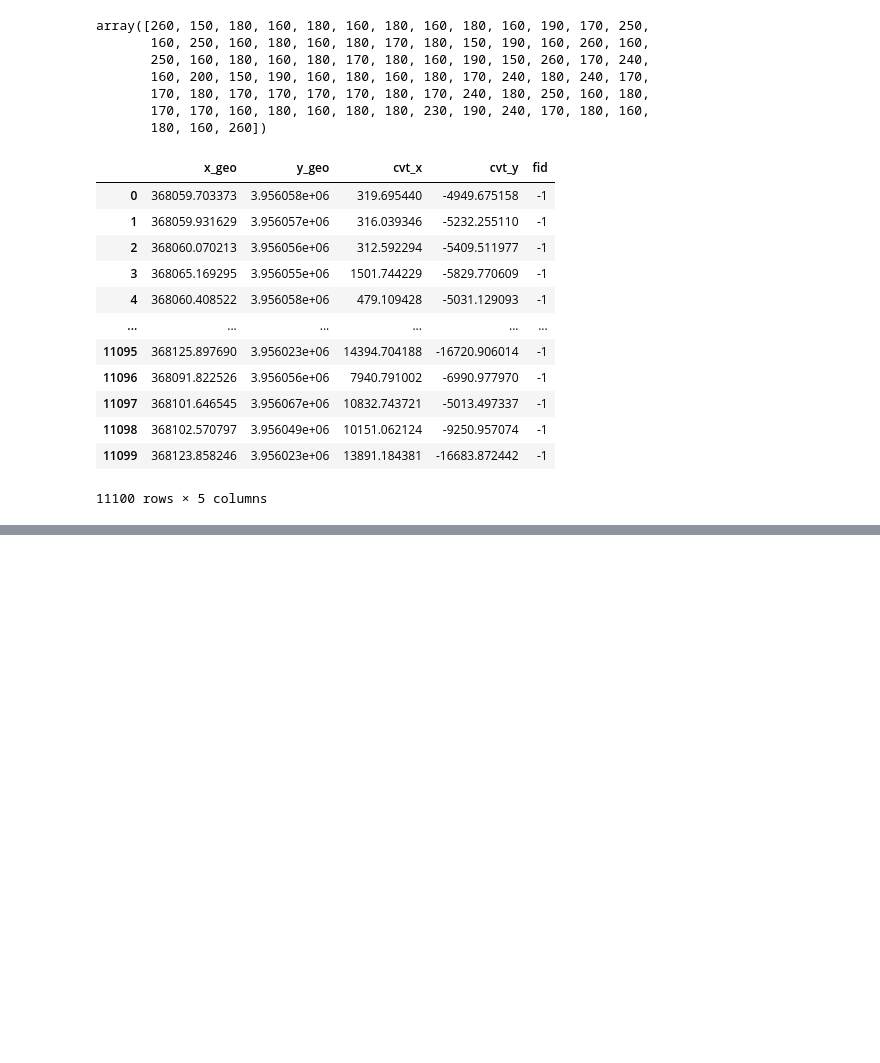
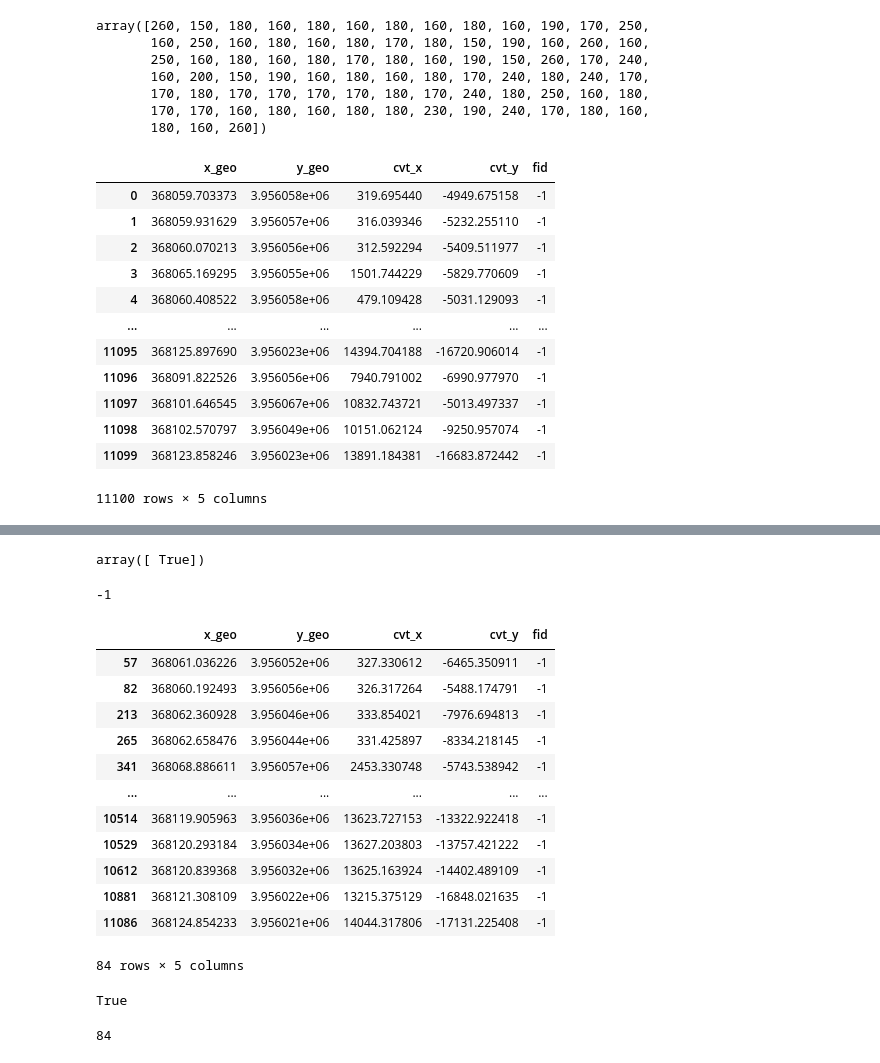
Before and after one commit to UTokyo-FieldPhenomics-Lab/UAVbroccoli, a Jupyter notebook: 01_slice/07_clip_2022.ipynb, the cells around one changed output, grey strips where cells are left out. Saved outputs shown, nothing was run; the diff lists cells and outputs as text; code cells hidden in the pictures; blank space fills up the shorter version.

```diff
--- a/01_slice/07_clip_2022.ipynb
+++ b/01_slice/07_clip_2022.ipynb
@@ -491 +518,9 @@ order_df
 11100 rows × 5 columns
+# %%
+np.ones(1).astype(bool)
+# %% [output]
+array([ True])
+# %%
+min(order_df.fid)
+# %% [output]
+-1
@@ -491,0 +529,26 @@ order_df
+# %%
+fid_negative = order_df[order_df.fid < 0]
+# %%
+fid_negative
+# %% [output]
+|  | x_geo | y_geo | cvt_x | cvt_y | fid |
+| 57 | 368061.036226 | 3.956052e+06 | 327.330612 | -6465.350911 | -1 |
+| 82 | 368060.192493 | 3.956056e+06 | 326.317264 | -5488.174791 | -1 |
+| 213 | 368062.360928 | 3.956046e+06 | 333.854021 | -7976.694813 | -1 |
+| 265 | 368062.658476 | 3.956044e+06 | 331.425897 | -8334.218145 | -1 |
+| 341 | 368068.886611 | 3.956057e+06 | 2453.330748 | -5743.538942 | -1 |
+| ... | ... | ... | ... | ... | ... |
+| 10514 | 368119.905963 | 3.956036e+06 | 13623.727153 | -13322.922418 | -1 |
+| 10529 | 368120.293184 | 3.956034e+06 | 13627.203803 | -13757.421222 | -1 |
+| 10612 | 368120.839368 | 3.956032e+06 | 13625.163924 | -14402.489109 | -1 |
+| 10881 | 368121.308109 | 3.956022e+06 | 13215.375129 | -16848.021635 | -1 |
+| 11086 | 368124.854233 | 3.956021e+06 | 14044.317806 | -17131.225408 | -1 |
+84 rows × 5 columns
+# %%
+bool('False')
+# %% [output]
+True
+# %%
+len(fid_negative)
+# %% [output]
+84
```
Also changed, not shown: parts of 9 cells of this notebook, 6 other files.
